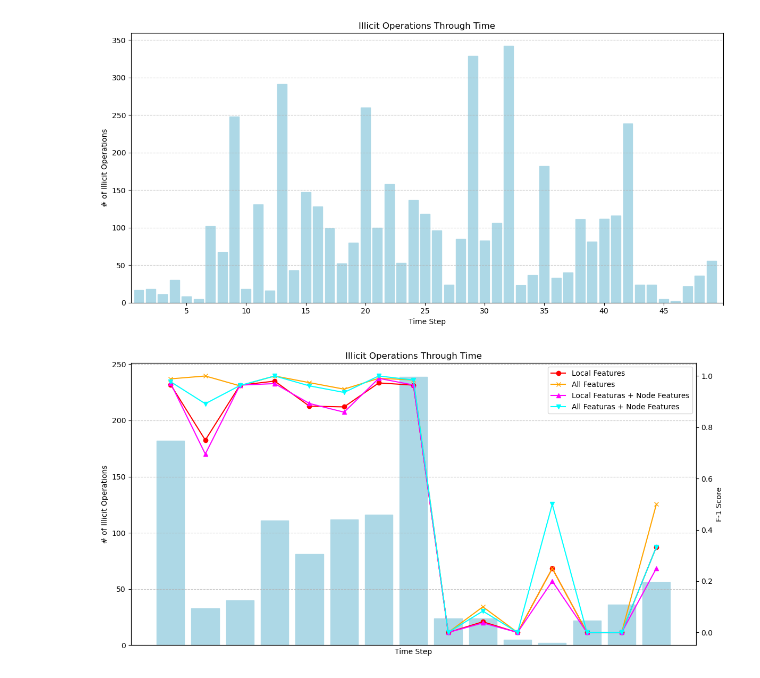
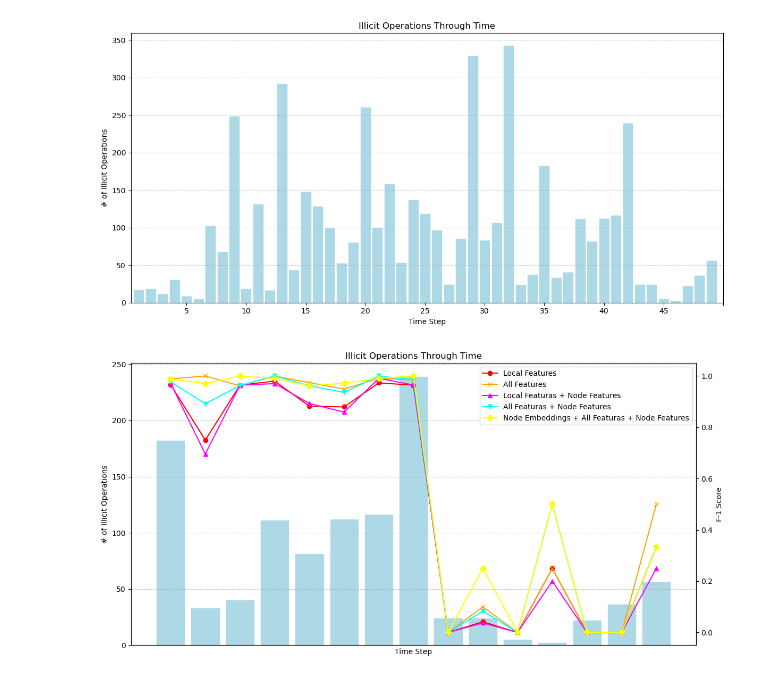
Before and after one commit to Roger987/Graph-Fraud-Detection, a Jupyter notebook: src/fraud_detection-supervised.ipynb, the cells around one changed output. Drawn from its saved outputs; the diff is of its cells as text; code cells hidden in the pictures.

Commit message:
Added Node Embeddings + All Features + Node Features statistics

```diff
--- a/src/fraud_detection-supervised.ipynb
+++ b/src/fraud_detection-supervised.ipynb
@@ -317,0 +320,26 @@ X_train_ne_af
+# %%
+#df_ne_af_nf = df.loc[:,:].join(embeddings.drop(columns=['time_step']).set_index('txId'))
+df_ne_af_nf = df.loc[:,:].join(embeddings.drop(columns=['time_step', 'label']).set_index('txId'))
+X_ne_af_nf = df_ne_af_nf.drop(columns=['label'])
+y_ne_af_nf = df_ne_af_nf['label']
+
+X_train_ne_af_nf = X_ne_af_nf[X_ne_af_nf['time_step'].between(1, 34)]
+y_train_ne_af_nf = y_ne_af_nf[X_ne_af_nf['time_step'].between(1, 34)]
+
+X_test_ne_af_nf = X_ne_af_nf[X_ne_af_nf['time_step'].between(35, 49)]
+y_test_ne_af_nf = y_ne_af_nf[X_ne_af_nf['time_step'].between(35, 49)]
+
+clf_ne_af_nf = RandomForestClassifier(n_estimators = 100, random_state=42)
+clf_ne_af_nf.fit(X_train_ne_af_nf, y_train_ne_af_nf)
+y_pred_ne_af_nf = clf_ne_af_nf.predict(X_test_ne_af_nf)
+
+precision_ilicit_ne_af_nf = precision_score(y_test_ne_af_nf, y_pred_ne_af_nf, pos_label='1')
+recall_ilicit_ne_af_nf = recall_score(y_test_ne_af_nf, y_pred_ne_af_nf, pos_label='1')
+f1_ilicit_ne_af_nf = f1_score(y_test_ne_af_nf, y_pred_ne_af_nf, pos_label='1')
+f1_scorer_ne_af_nf = make_scorer(f1_score, pos_label='1')
+scores_ne_af_nf = cross_val_score(clf_ne_af_nf, X_train_ne_af_nf, y_train_ne_af_nf, cv=5, scoring=f1_scorer_ne_af_nf)
+
+print(f'Precision embeddings + all features + node features: {precision_ilicit_ne_af_nf}')
+print(f'Recall embeddings + all features + node features: {recall_ilicit_ne_af_nf}')
+print(f'F1 embeddings + all features + node features: {f1_ilicit_ne_af_nf}')
+print("Cross-validated F1 Score embeddings + all features:", scores_ne_af_nf.mean())
@@ -442,12 +510,14 @@ plt.show()
 # %% [output]
 [figure]
 # %%
+
 import matplotlib.pyplot as plt
 
 precision_by_time_lf = []
 precision_by_time_af = []
 precision_by_time_lf_nf = []
 precision_by_time_af_nf = []
+precision_by_time_ne_af_nf = []
 
 time_steps = sorted(df[df['time_step'] >= 35]['time_step'].unique())
 
@@ -458,48 +528,54 @@ for step in time_steps:
     y_pred_step_af = y_pred_AF[X_test['time_step'] == step]
     y_pred_step_lf_nf = y_pred_LF_NF[X_test['time_step'] == step]
     y_pred_step_af_nf = y_pred_AF_NF[X_test['time_step'] == step]
+    y_pred_step_ne_af_nf = y_pred_ne_af_nf[X_test['time_step'] == step]
+
 
     if len(y_true) > 0:
-        precision_lf = precision_score(y_true, y_pred_step_lf, pos_label='1')
-        precision_af = precision_score(y_true, y_pred_step_af, pos_label='1')
-        precision_lf_nf = precision_score(y_true, y_pred_step_lf_nf, pos_label='1')
-        precision_af_nf = precision_score(y_true, y_pred_step_af_nf, pos_label='1')
+        precision_lf = precision_score(y_true, y_pred_step_lf, pos_label='1', zero_division=0)
+        precision_af = precision_score(y_true, y_pred_step_af, pos_label='1', zero_division=0)
+        precision_lf_nf = precision_score(y_true, y_pred_step_lf_nf, pos_label='1', zero_division=0)
+        precision_af_nf = precision_score(y_true, y_pred_step_af_nf, pos_label='1', zero_division=0)
+        precision_ne_af_nf = precision_score(y_true, y_pred_step_ne_af_nf, pos_label='1', zero_division=0)
 
         precision_by_time_lf.append(precision_lf)
         precision_by_time_af.append(precision_af)
         precision_by_time_lf_nf.append(precision_lf_nf)
         precision_by_time_af_nf.append(precision_af_nf)
+        precision_by_time_ne_af_nf.append(precision_ne_af_nf)
     else:
         precision_by_time_lf.append(0)
         precision_by_time_af.append(0)
         precision_by_time_lf_nf.append(0)
         precision_by_time_af_nf.append(0)
+        precision_by_time_ne_af_nf.append(0)
 
 fig, ax1 = plt.subplots(figsize=(12, 6))
 
 illicit_data = df[(df['label'] == '1') & (df['time_step'] >= 35)]
 
 grouped_illicit = illicit_data.groupby('time_step').size()
 
 plt.title('Illicit Operations Through Time')
 
 ax1.set_xlabel('Time Step')
 ax1.set_ylabel('# of Illicit Operations')
 ax1.set_xticks(range(len(grouped_illicit)), grouped_illicit.index, rotation=0)
 ax1.bar(time_steps, grouped_illicit, width=0.8, edgecolor='lightblue', color='lightblue')
 ax1.grid(axis='y', linestyle='--', alpha=0.7)
 
 ax2 = ax1.twinx()
 
 ax2.set_ylabel('F-1 Score')
 line_lf, = ax2.plot(time_steps, precision_by_time_lf, color='red', marker='o')
 line_af, = ax2.plot(time_steps, precision_by_time_af, color='orange', marker='x', label='All Features')
 line_lf_nf, = ax2.plot(time_steps, precision_by_time_lf_nf, color='magenta', marker='^', label='Local Featuras + Node Features')
 line_af_nf, = ax2.plot(time_steps, precision_by_time_af_nf, color='cyan', marker='v', label='All Featuras + Node Features')
+line_ne_af_nf, = ax2.plot(time_steps, precision_by_time_ne_af_nf, color='yellow', marker='D', label='Node Embeddings + All Featuras + Node Features')
 
-ax2.legend([line_lf, line_af, line_lf_nf, line_af_nf], ['Local Features', 'All Features', 'Local Featuras + Node Features', 'All Featuras + Node Features'], loc='upper right')
+ax2.legend([line_lf, line_af, line_lf_nf, line_af_nf, line_ne_af_nf], ['Local Features', 'All Features', 'Local Featuras + Node Features', 'All Featuras + Node Features', 'Node Embeddings + All Featuras + Node Features'], loc='upper right')
 
 plt.tight_layout()
 plt.show()
 # %% [output]
-[figure, old version]
+[figure, new version]
```
Also changed, not shown: parts of 4 cells of this notebook, 1 other file.
